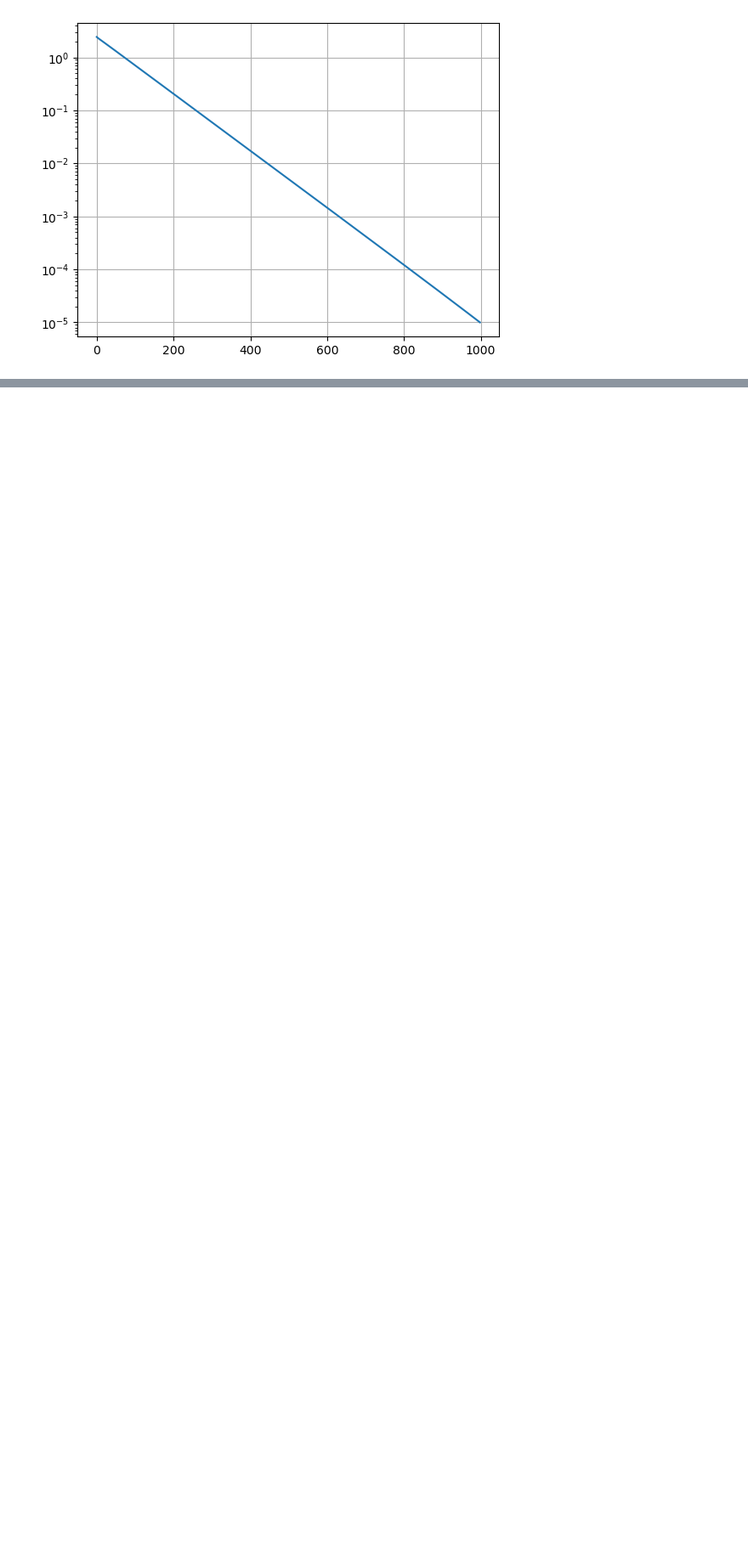
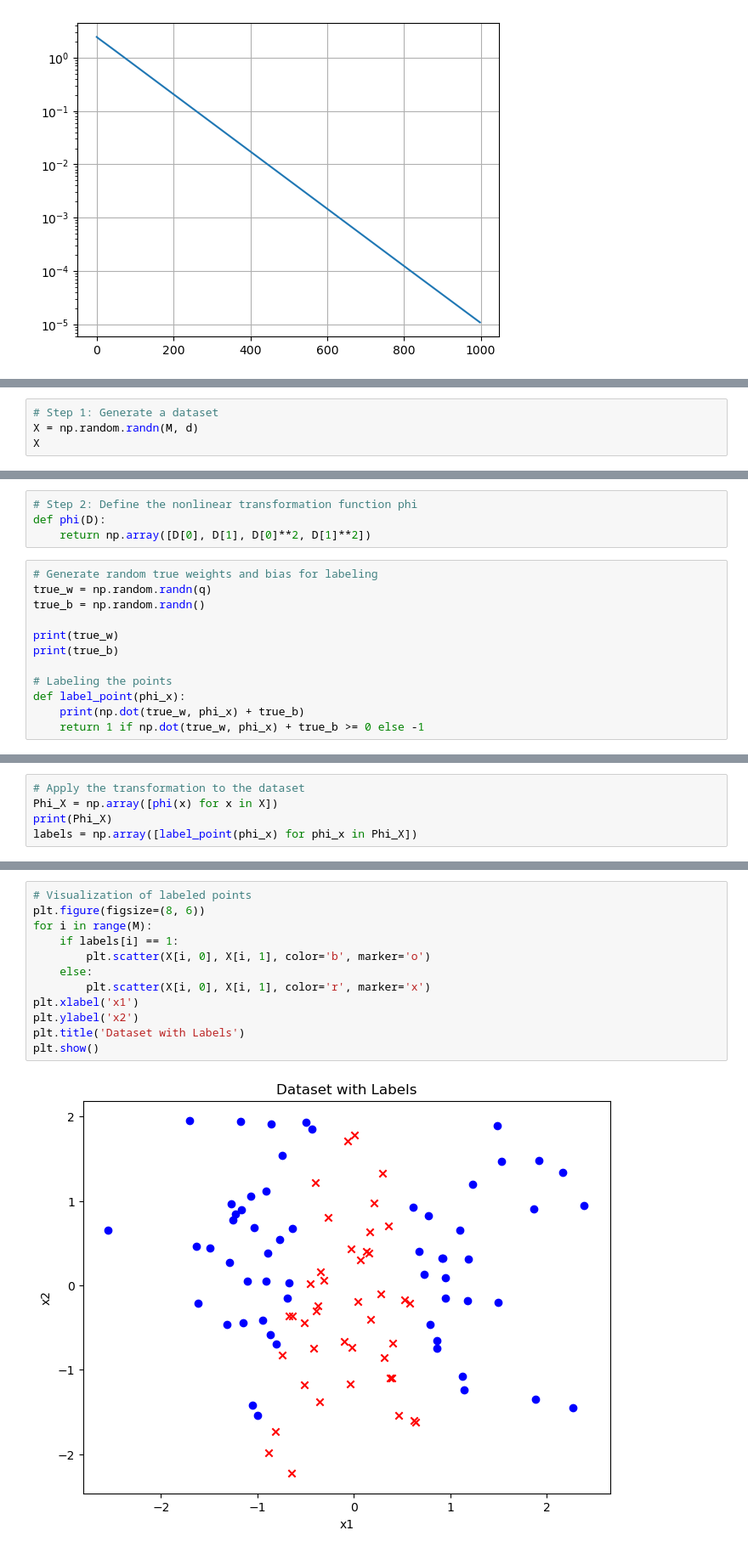
Before and after one commit to MatteBelle/DAS-Algorithms, a Jupyter notebook: Task1.ipynb, the cells around one changed output, grey strips where cells are left out. Shown at 85% size. Saved outputs shown, nothing was run; the diff lists cells and outputs as text; blank space fills up the shorter version.

```diff
--- a/Task1.ipynb
+++ b/Task1.ipynb
@@ -105,0 +113,4 @@ ValueError: x and y must have same first dimension, but have shapes (999,) and (
+# %%
+# Step 1: Generate a dataset
+X = np.random.randn(M, d)
+X
@@ -105,0 +135,16 @@ ValueError: x and y must have same first dimension, but have shapes (999,) and (
+# %%
+# Step 2: Define the nonlinear transformation function phi
+def phi(D):
+    return np.array([D[0], D[1], D[0]**2, D[1]**2])
+# %%
+# Generate random true weights and bias for labeling
+true_w = np.random.randn(q)
+true_b = np.random.randn()
+
+print(true_w)
+print(true_b)
+
+# Labeling the points
+def label_point(phi_x):
+    print(np.dot(true_w, phi_x) + true_b)
+    return 1 if np.dot(true_w, phi_x) + true_b >= 0 else -1
@@ -105,0 +154,5 @@ ValueError: x and y must have same first dimension, but have shapes (999,) and (
+# %%
+# Apply the transformation to the dataset
+Phi_X = np.array([phi(x) for x in X])
+print(Phi_X)
+labels = np.array([label_point(phi_x) for phi_x in Phi_X])
@@ -105,0 +177,14 @@ ValueError: x and y must have same first dimension, but have shapes (999,) and (
+# %%
+# Visualization of labeled points
+plt.figure(figsize=(8, 6))
+for i in range(M):
+    if labels[i] == 1:
+        plt.scatter(X[i, 0], X[i, 1], color='b', marker='o')
+    else:
+        plt.scatter(X[i, 0], X[i, 1], color='r', marker='x')
+plt.xlabel('x1')
+plt.ylabel('x2')
+plt.title('Dataset with Labels')
+plt.show()
+# %% [output]
+[figure, added]
```
Also changed, not shown: parts of 33 cells of this notebook.
